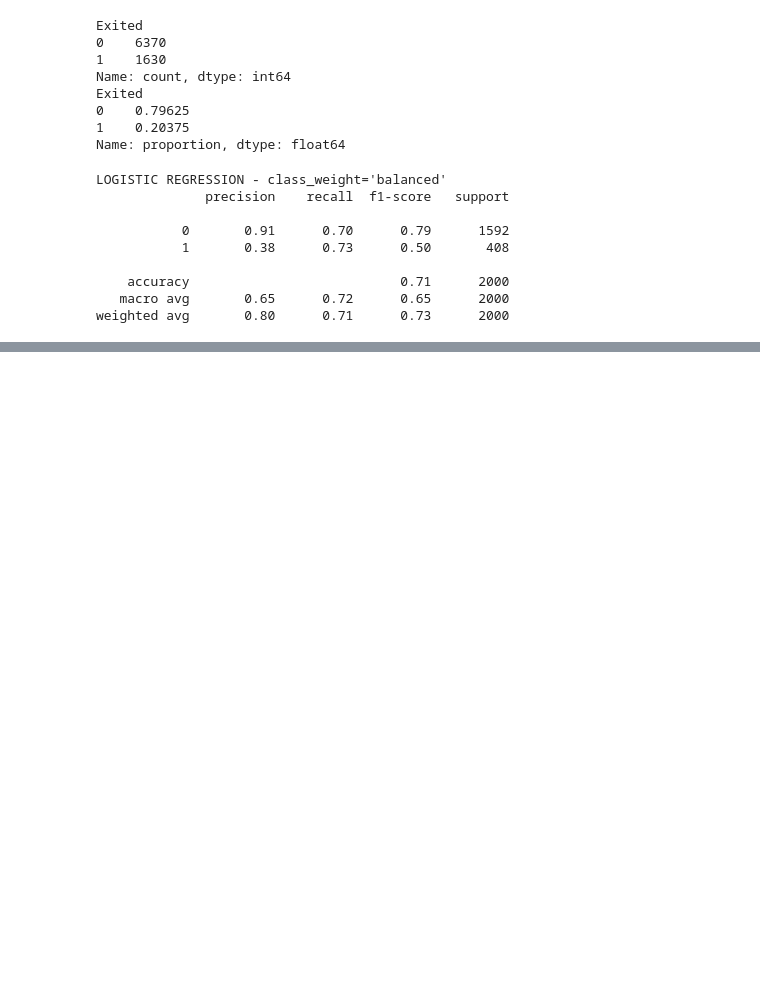
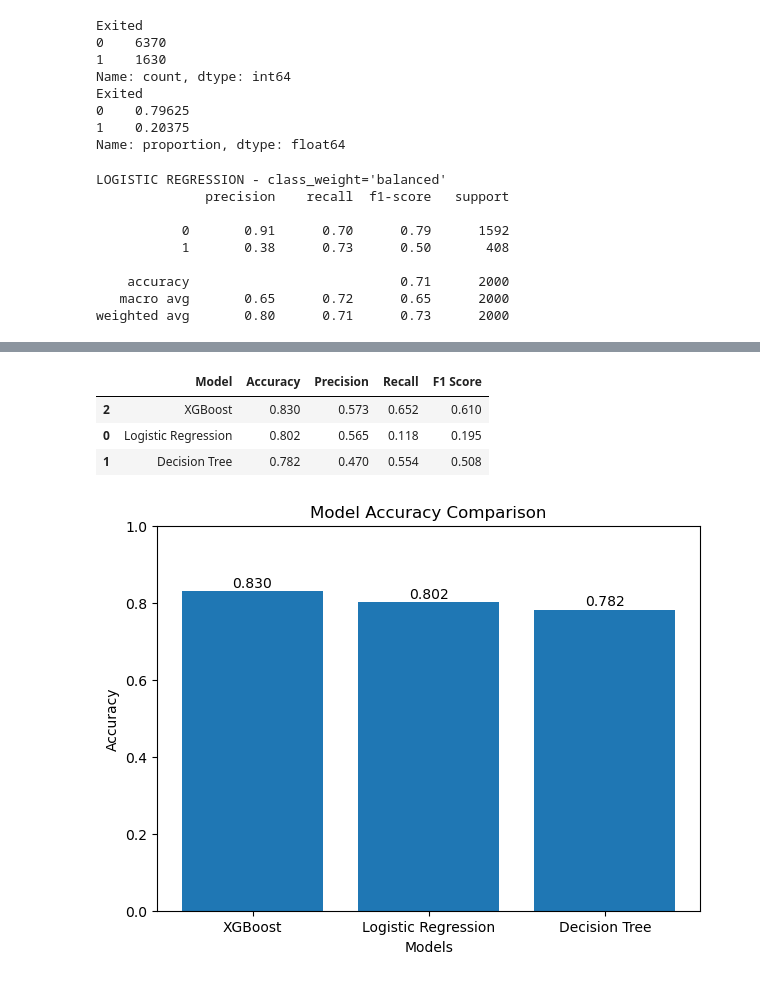
Before and after one commit to Masuha20/Customer-Churn-Prediction, a Jupyter notebook: notebooks/Customer_Churn_Model_Training.ipynb, the cells around one changed output, grey strips where cells are left out. Cells and saved outputs as stored; diff of their text form; code cells hidden in the pictures; blank space fills up the shorter version.

```diff
--- a/notebooks/Customer_Churn_Model_Training.ipynb
+++ b/notebooks/Customer_Churn_Model_Training.ipynb
@@ -655,0 +715,56 @@ weighted avg       0.84      0.83      0.83      2000
+# %%
+import pandas as pd
+from sklearn.metrics import accuracy_score, precision_score, recall_score, f1_score
+
+comparison = pd.DataFrame({
+    "Model": [
+        "Logistic Regression",
+        "Decision Tree",
+        "XGBoost"
+    ],
+    "Accuracy": [
+        accuracy_score(y_test, y_pred),
+        accuracy_score(y_test, y_pred1),
+        accuracy_score(y_test, y_pred_xgb)
+    ],
+    "Precision": [
+        precision_score(y_test, y_pred),
+        precision_score(y_test, y_pred1),
+        precision_score(y_test, y_pred_xgb)
+    ],
+    "Recall": [
+        recall_score(y_test, y_pred),
+        recall_score(y_test, y_pred1),
+        recall_score(y_test, y_pred_xgb)
+    ],
+    "F1 Score": [
+        f1_score(y_test, y_pred),
+        f1_score(y_test, y_pred1),
+        f1_score(y_test, y_pred_xgb)
+    ]
+})
+comparison=comparison.round(3)
+comparison=comparison.sort_values(by="Accuracy", ascending=False)
+comparison
+# %% [output]
+|  | Model | Accuracy | Precision | Recall | F1 Score |
+| 2 | XGBoost | 0.830 | 0.573 | 0.652 | 0.610 |
+| 0 | Logistic Regression | 0.802 | 0.565 | 0.118 | 0.195 |
+| 1 | Decision Tree | 0.782 | 0.470 | 0.554 | 0.508 |
+# %%
+import matplotlib.pyplot as plt
+plt.figure(figsize=(7,5))
+plt.bar(comparison["Model"], comparison["Accuracy"])
+plt.title("Model Accuracy Comparison")
+plt.xlabel("Models")
+plt.ylabel("Accuracy")
+
+for i, value in enumerate(comparison["Accuracy"]):
+  plt.text(i, value + 0.01, f"{value:.3f}", ha="center")
+plt.ylim(0, 1)
+plt.savefig("../images/model_accuracy_comparison.png",
+            dpi=300,
+            bbox_inches="tight")
+plt.show()
+# %% [output]
+[figure, added]
```
Also changed, not shown: parts of 17 cells of this notebook, 5 other files.
